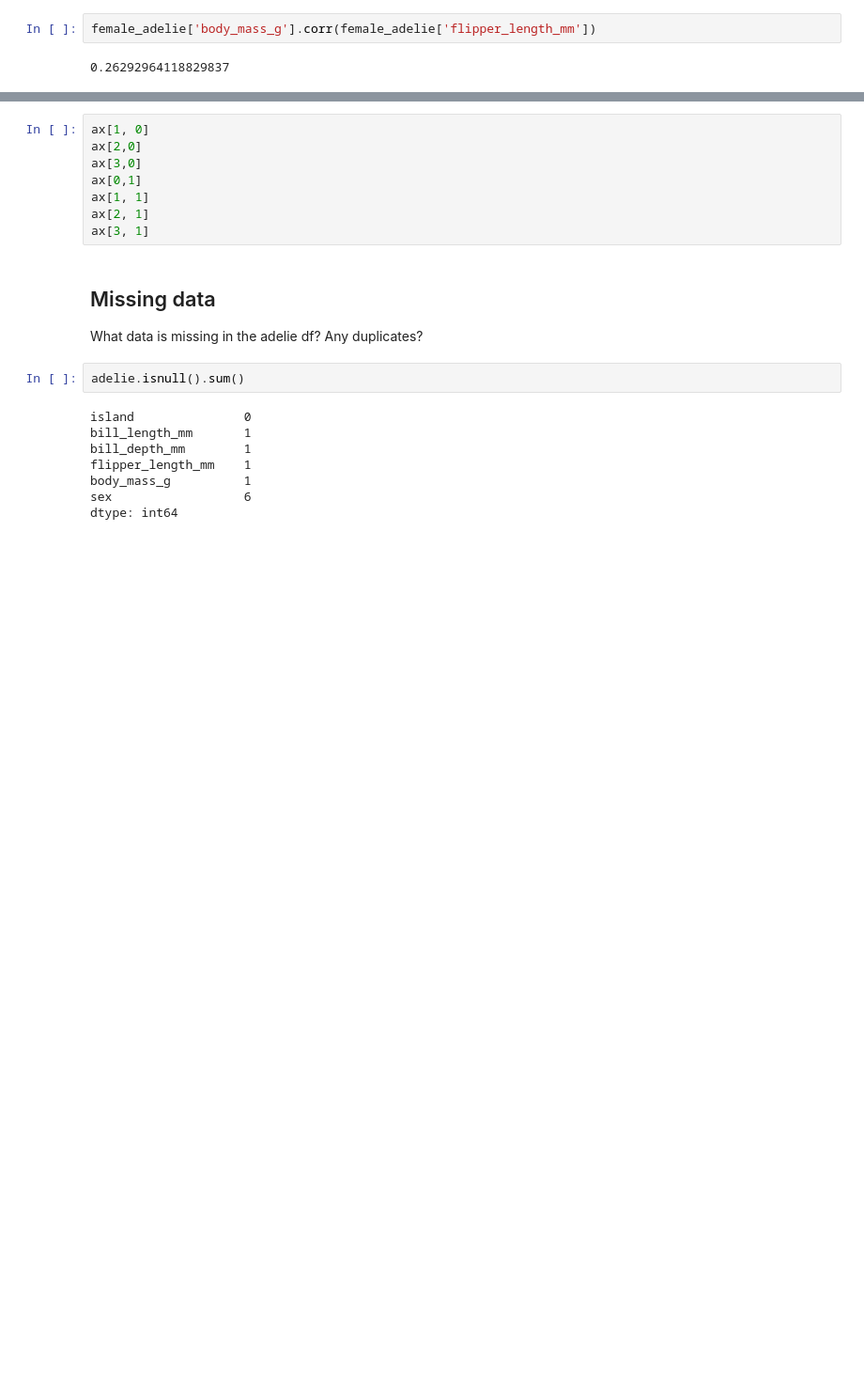
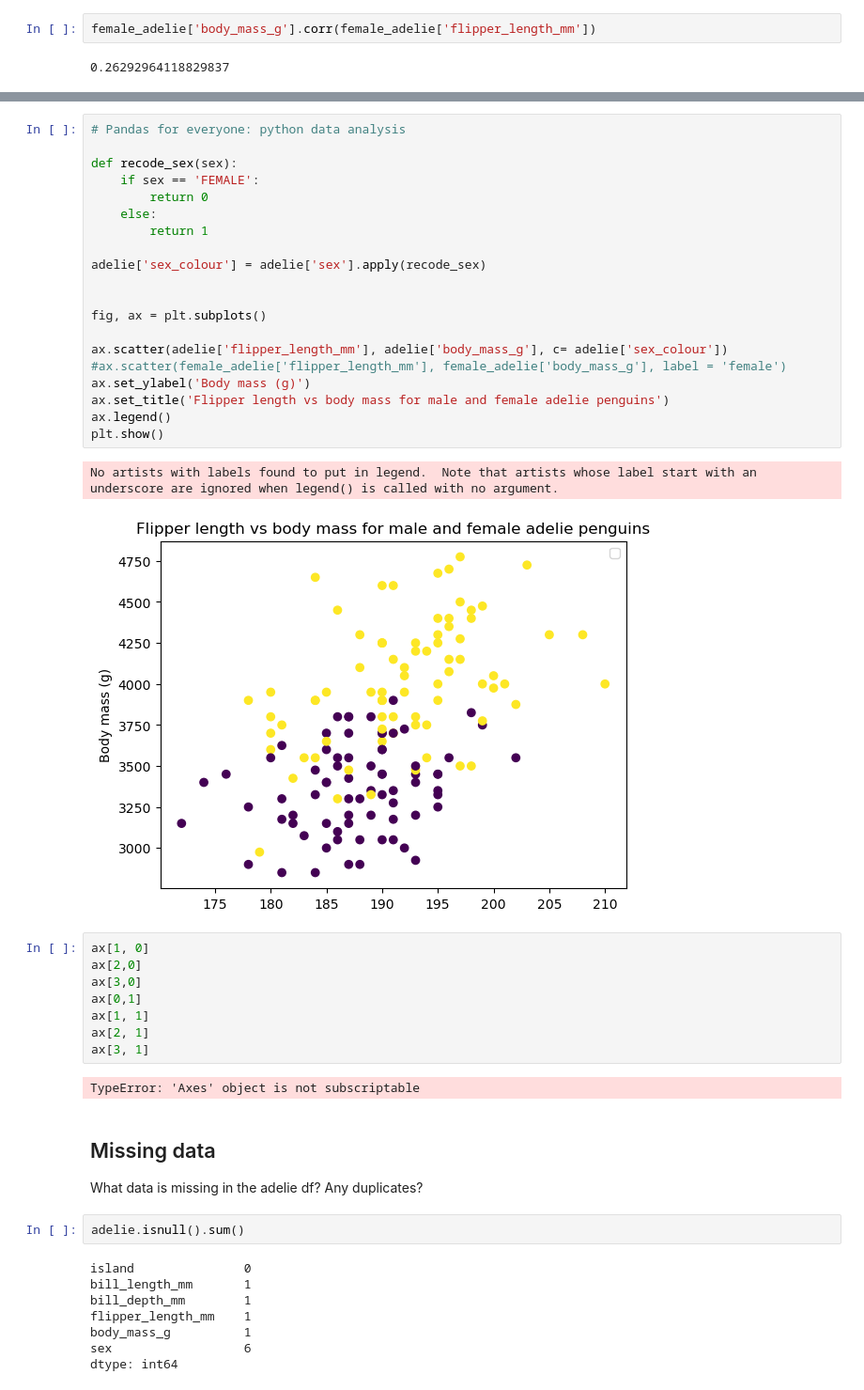
Before and after one commit to IreneKilgannon/DataAnalytics, a Jupyter notebook: penguins.ipynb, the cells around one changed output, grey strips where cells are left out. Shown: that part at 94% size. Drawn from its saved outputs; the diff is of its cells as text; blank space fills up the shorter version.

```diff
--- a/penguins.ipynb
+++ b/penguins.ipynb
@@ -495,3 +493,26 @@ female_adelie['body_mass_g'].corr(female_adelie['flipper_length_mm'])
+# %%
+# Pandas for everyone: python data analysis
+
+def recode_sex(sex):
+    if sex == 'FEMALE':
+        return 0
+    else:
+        return 1
+
+adelie['sex_colour'] = adelie['sex'].apply(recode_sex)
+
+
+fig, ax = plt.subplots()
+
+ax.scatter(adelie['flipper_length_mm'], adelie['body_mass_g'], c= adelie['sex_colour'])
+#ax.scatter(female_adelie['flipper_length_mm'], female_adelie['body_mass_g'], label = 'female')
+ax.set_ylabel('Body mass (g)')
+ax.set_title('Flipper length vs body mass for male and female adelie penguins')
+ax.legend()
+plt.show()
+# %% [output]
+No artists with labels found to put in legend.  Note that artists whose label start with an underscore are ignored when legend() is called with no argument.
+[figure, added]
 # %%
 ax[1, 0]
 ax[2,0]
@@ -500,6 +521,8 @@ ax[0,1]
 ax[1, 1]
 ax[2, 1]
 ax[3, 1]
+# %% [output]
+TypeError: 'Axes' object is not subscriptable
 # %% [markdown]
 ## Missing data
 
```
Also changed, not shown: parts of 4 cells of this notebook.
